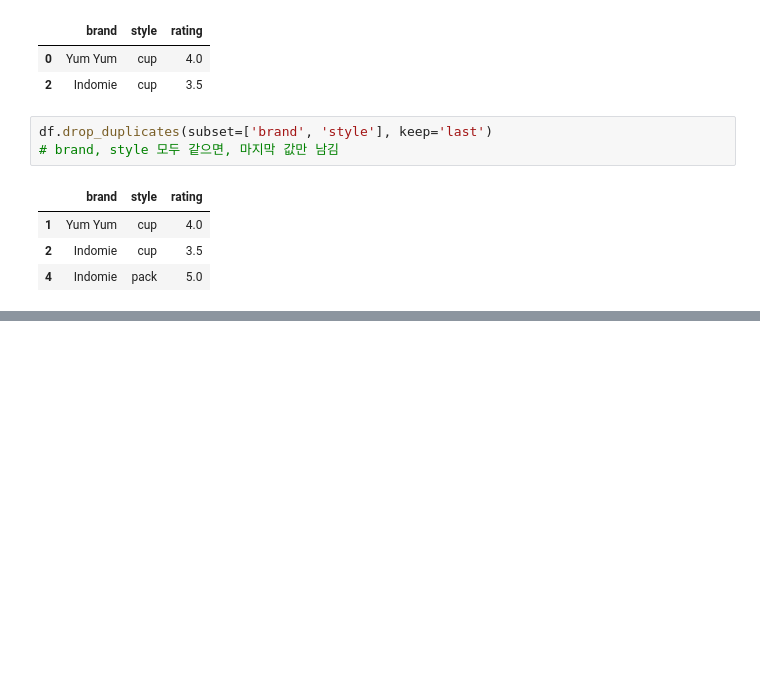
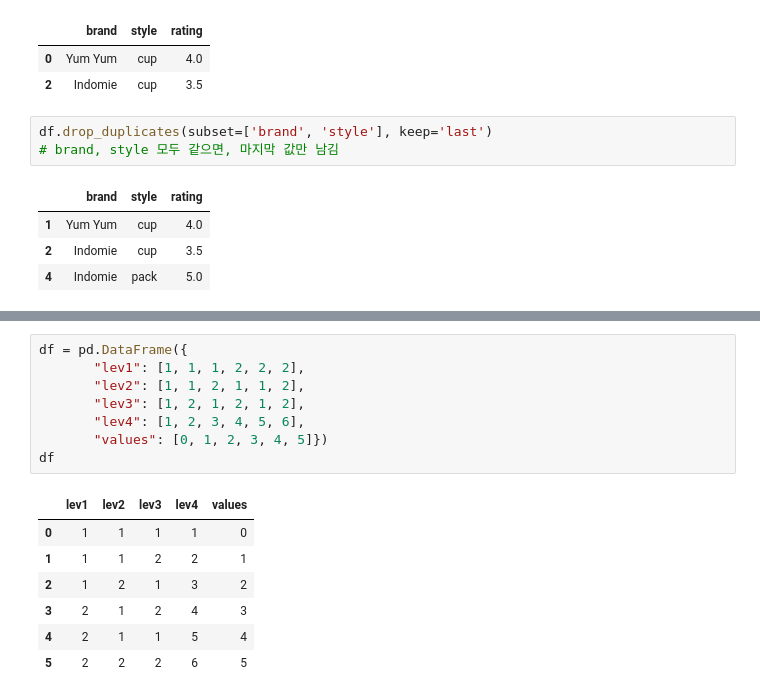
Before and after one commit to limyj0708/fastpages, a Jupyter notebook: _notebooks/2021-11-05-pandas_cheatsheet.ipynb, the cells around one changed output, grey strips where cells are left out. Saved outputs shown, nothing was run; the diff lists cells and outputs as text; blank space fills up the shorter version.

```diff
--- a/_notebooks/2021-11-05-pandas_cheatsheet.ipynb
+++ b/_notebooks/2021-11-05-pandas_cheatsheet.ipynb
@@ -732,0 +1081,16 @@ df.drop_duplicates(subset=['brand', 'style'], keep='last')
+# %%
+df = pd.DataFrame({
+       "lev1": [1, 1, 1, 2, 2, 2],
+       "lev2": [1, 1, 2, 1, 1, 2],
+       "lev3": [1, 2, 1, 2, 1, 2],
+       "lev4": [1, 2, 3, 4, 5, 6],
+       "values": [0, 1, 2, 3, 4, 5]})
+df
+# %% [output]
+|  | lev1 | lev2 | lev3 | lev4 | values |
+| 0 | 1 | 1 | 1 | 1 | 0 |
+| 1 | 1 | 1 | 2 | 2 | 1 |
+| 2 | 1 | 2 | 1 | 3 | 2 |
+| 3 | 2 | 1 | 2 | 4 | 3 |
+| 4 | 2 | 1 | 1 | 5 | 4 |
+| 5 | 2 | 2 | 2 | 6 | 5 |
```
Also changed, not shown: parts of 35 cells of this notebook.
